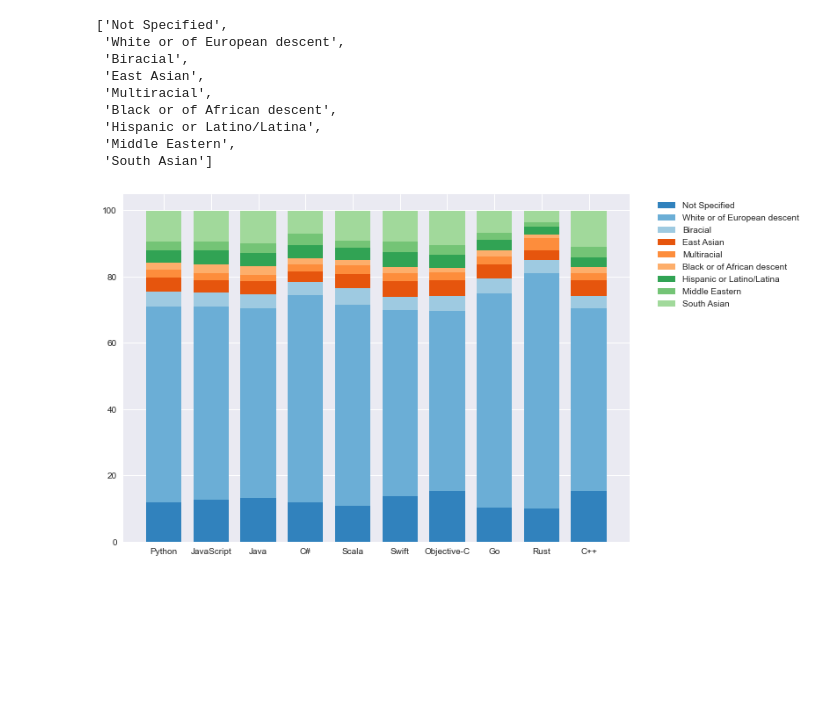
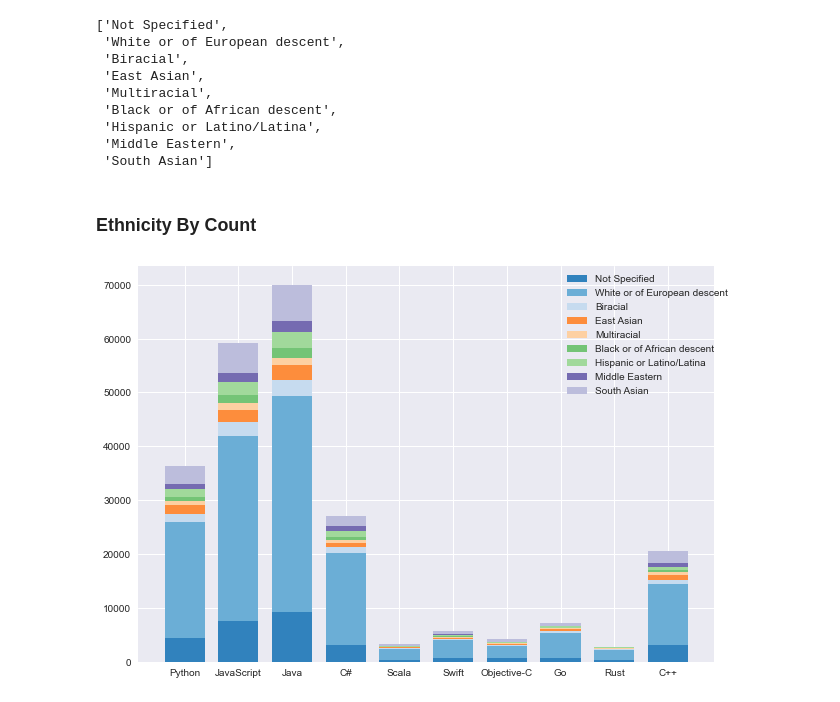
Before and after one commit to divanvisagie/stackoverflow-data-notebooks, a Jupyter notebook: 2019 Diversity Analysis.ipynb, the cells around one changed output. Drawn from its saved outputs; the diff is of its cells as text; code cells hidden in the pictures; blank space fills up the shorter version.

```diff
--- a/2019 Diversity Analysis.ipynb
+++ b/2019 Diversity Analysis.ipynb
@@ -178,32 +186,9 @@ percentage_for_group = []
 for c in count_for_group:
     p = get_percs(language_users, c)
     percentage_for_group.append(p)
-# %%
-# Draw bar
-NUM_COLORS = 16
-
-cm = plt.get_cmap('tab20c')
-cNorm  = colors.Normalize(vmin=0, vmax=NUM_COLORS-1)
-scalarMap = mplcm.ScalarMappable(norm=cNorm, cmap=cm)
-
-
-fig = plt.figure()
-ax = fig.add_axes([0,0,1,1])
-
-width = 0.75
-
-totals = []
-for idx, group in enumerate(percentage_for_group):
-    if idx == 0:
-        ax.bar(langs, group, width, color=scalarMap.to_rgba(idx))
-        totals = group
-    else:
-        ax.bar(langs, group, width, bottom=totals, color=scalarMap.to_rgba(idx))
-        for i in range(len(totals)):
-            totals[i] = totals[i] + group[i]
-
-
-ax.legend(labels=ethnic_groups, bbox_to_anchor=(1.04, 1))
-plt.show()
-# %% [output]
-[figure, removed]
+# %% [markdown]
+### Ethnicity By Count
+# %%
+draw_graph(count_for_group, ethnic_groups, 12)
+# %% [output]
+[figure, added]
```
Also changed, not shown: parts of 8 cells of this notebook.
